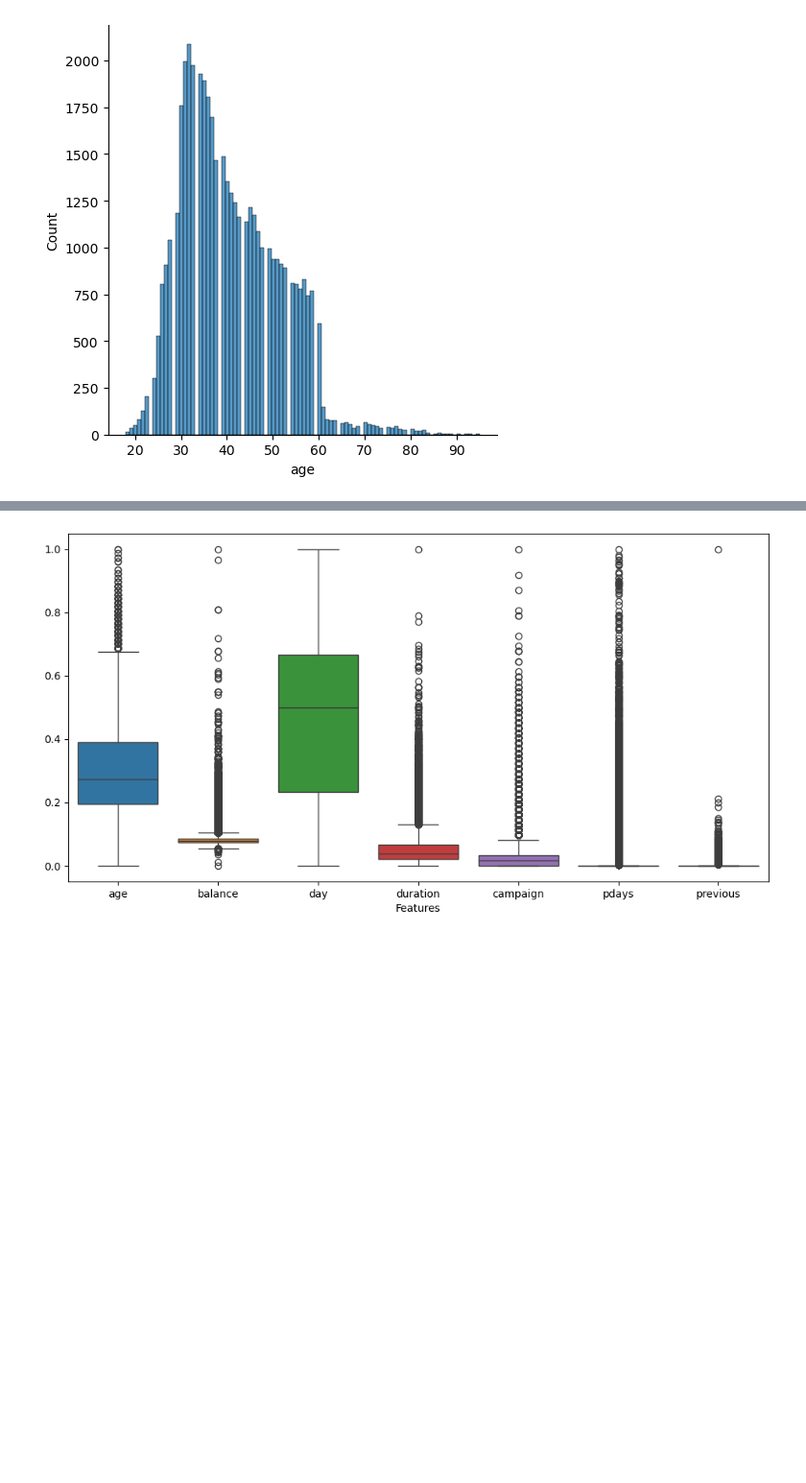
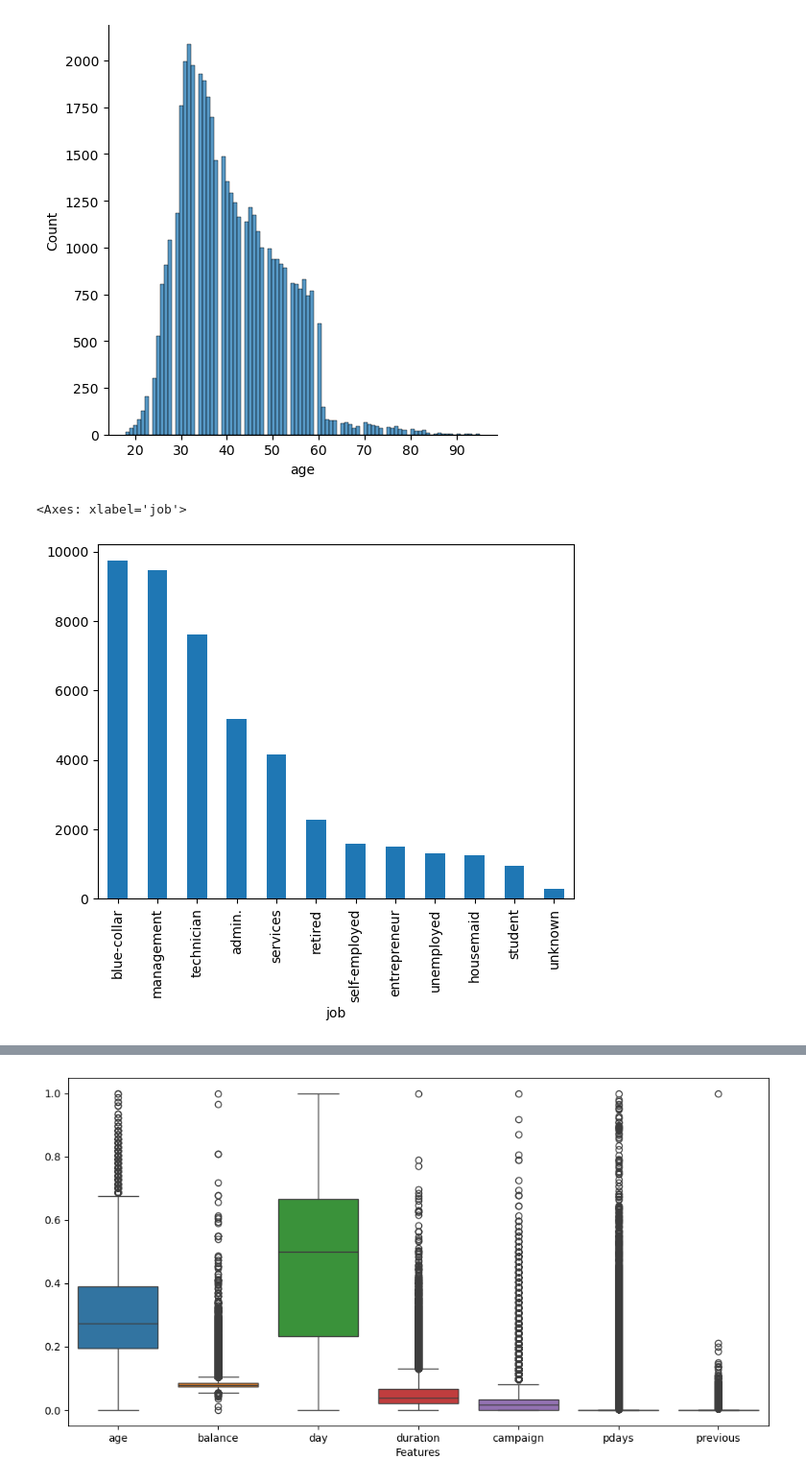
Before and after one commit to yarobinson/Bank-Marketing-Project-Team-15, a Jupyter notebook: experiments/Data-Discovery.ipynb, the cells around one changed output, grey strips where cells are left out. Shown at 96% size. Saved outputs shown, nothing was run; the diff lists cells and outputs as text; code cells hidden in the pictures; blank space fills up the shorter version.

Commit message:
add plots

```diff
--- a/experiments/Data-Discovery.ipynb
+++ b/experiments/Data-Discovery.ipynb
@@ -171,3 +171,8 @@ sns.displot(df['age'])
 # %% [output]
 <seaborn.axisgrid.FacetGrid at 0x...>
 [figure]
+# %%
+df['job'].value_counts().plot(kind = 'bar')
+# %% [output]
+<Axes: xlabel='job'>
+[figure, added]
```
Also changed, not shown: parts of 1 cell of this notebook.
